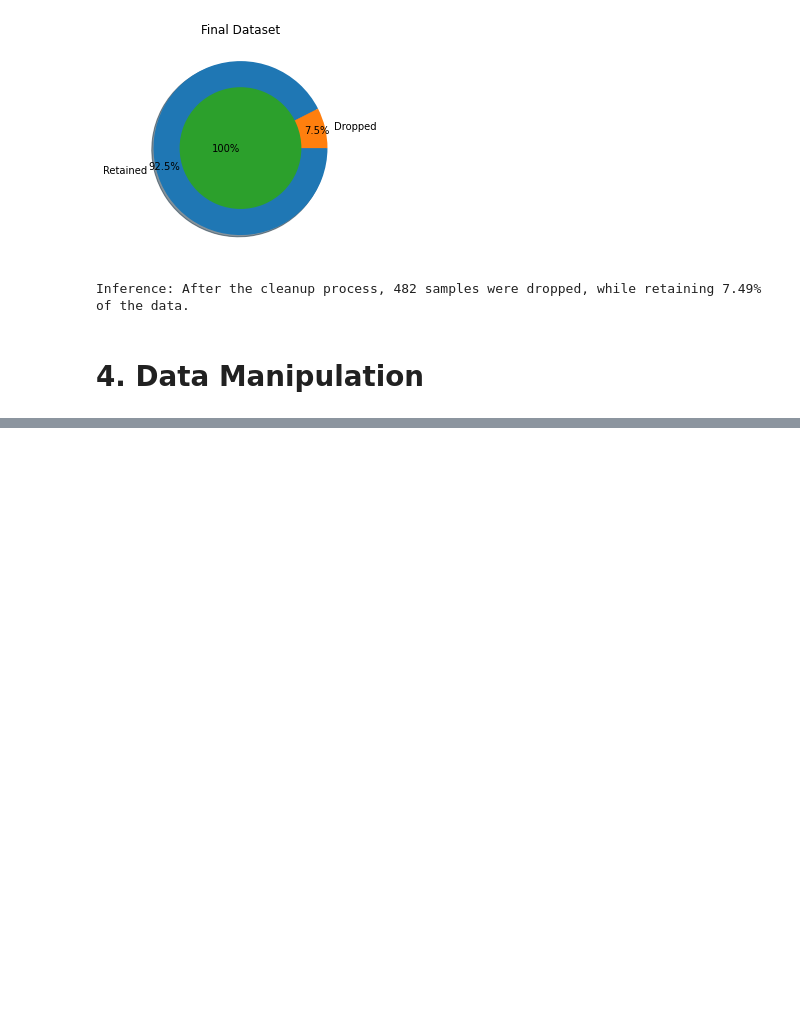
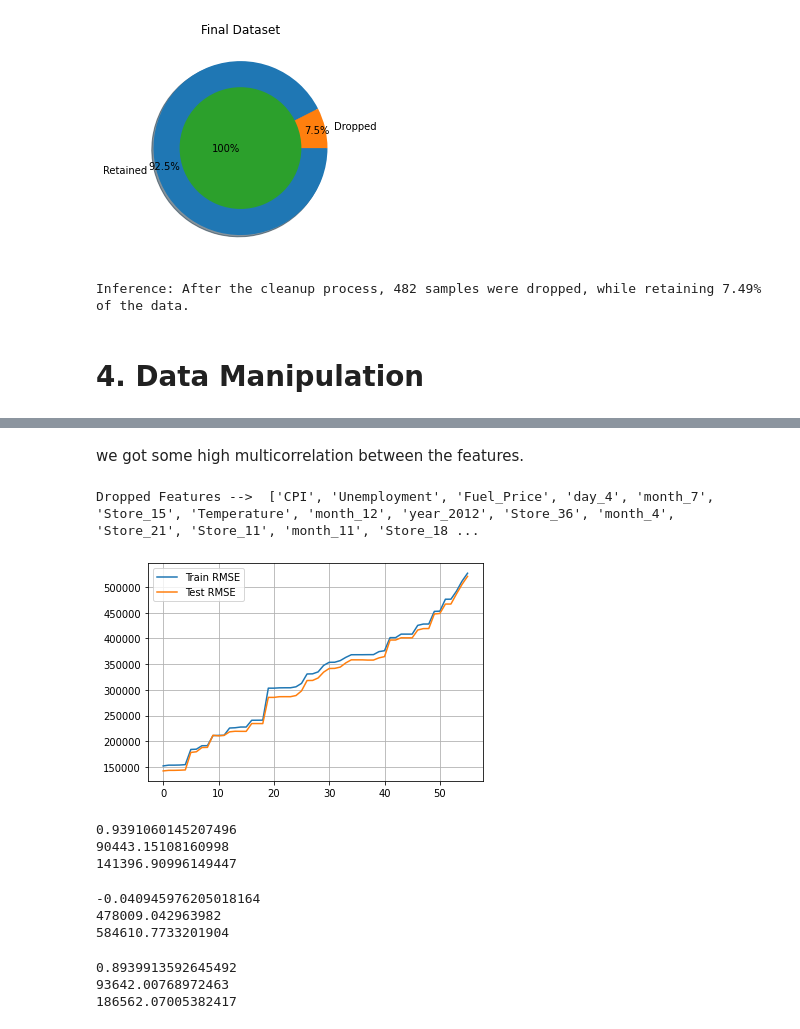
Before and after one commit to sunanda-debnath/Walmart-store-s-sales-forecasting, a Jupyter notebook: Walmart_store’s_sales_forecasting_.ipynb, the cells around one changed output, grey strips where cells are left out. Cells and saved outputs as stored; diff of their text form; code cells hidden in the pictures; blank space fills up the shorter version.

```diff
--- a/Walmart_store’s_sales_forecasting_.ipynb
+++ b/Walmart_store’s_sales_forecasting_.ipynb
@@ -409,0 +419,58 @@ display(Test_X_std.describe())
+# %% [markdown]
+we got some high multicorrelation between the features.
+# %%
+from sklearn.preprocessing import PolynomialFeatures
+Trr=[]; Tss=[]; n=3
+order=['ord-'+str(i) for i in range(2,n)]
+
+
+DROP=[];b=[]
+
+for i in range(len(x_train_std.columns)):
+    vif = pd.DataFrame()
+    X = x_train_std.drop(DROP,axis=1)
+    vif['Features'] = X.columns
+    vif['VIF'] = [variance_inflation_factor(X.values, i) for i in range(X.shape[1])]
+    vif['VIF'] = round(vif['VIF'], 2)
+    vif = vif.sort_values(by = "VIF", ascending = False)
+    vif.reset_index(drop=True, inplace=True)
+    if vif.loc[0][1]>1:
+        DROP.append(vif.loc[0][0])
+        LR = LinearRegression()
+        LR.fit(x_train_std.drop(DROP,axis=1), y_train)
+
+        pred1 = LR.predict(x_train_std.drop(DROP,axis=1))
+        pred2 = LR.predict(x_test_std.drop(DROP,axis=1))
+
+        Trr.append(np.sqrt(mean_squared_error(y_train, pred1)))
+        Tss.append(np.sqrt(mean_squared_error(y_test, pred2)))
+
+        #Trd.loc[i,'ord-'+str(k)] = round(np.sqrt(mean_squared_error(Train_Y, pred1)),2)
+        #Tsd.loc[i,'ord-'+str(k)] = round(np.sqrt(mean_squared_error(Test_Y, pred2)),2)
+
+print('Dropped Features --> ',DROP)
+#plt.plot(b)
+#plt.show()
+#print(API.summary())
+
+# plt.figure(figsize=[20,4])
+# plt.subplot(1,3,1)
+# sns.heatmap(Trd.loc[:6], cmap='BuGn', annot=True, vmin=0, vmax=Trd.max().max())
+# plt.title('Train RMSE')
+# plt.subplot(1,3,2)
+# sns.heatmap(Tsd.loc[:6], cmap='BuGn', annot=True, vmin=0, vmax=Trd.max().max()+10)
+# plt.title('Test RMSE')
+# plt.subplot(1,3,3)
+# sns.heatmap((Trd+Tsd).loc[:6], cmap='BuGn', annot=True, vmin=0, vmax=Trd.max().max()+25)
+# plt.title('Total RMSE')
+# plt.show()
+
+plt.plot(Trr, label='Train RMSE')
+plt.plot(Tss, label='Test RMSE')
+#plt.ylim([19.75,20.75])
+plt.legend()
+plt.grid()
+plt.show()
+# %% [output]
+Dropped Features -->  ['CPI', 'Unemployment', 'Fuel_Price', 'day_4', 'month_7', 'Store_15', 'Temperature', 'month_12', 'year_2012', 'Store_36', 'month_4', 'Store_21', 'Store_11', 'month_11', 'Store_18 ...
+[figure, added]
@@ -409,0 +487,18 @@ display(Test_X_std.describe())
+# %%
+lr = train_eval(LinearRegression(), x_train, x_test, y_train, y_test)
+# %% [output]
+0.9391060145207496
+90443.15108160998
+141396.90996149447
+# %%
+svm = train_eval(SVR(), x_train, x_test, y_train, y_test)
+# %% [output]
+-0.040945976205018164
+478009.042963982
+584610.7733201904
+# %%
+dt = train_eval(DecisionTreeRegressor(), x_train, x_test, y_train, y_test)
+# %% [output]
+0.8939913592645492
+93642.00768972463
+186562.07005382417
```
Also changed, not shown: parts of 7 cells of this notebook.
